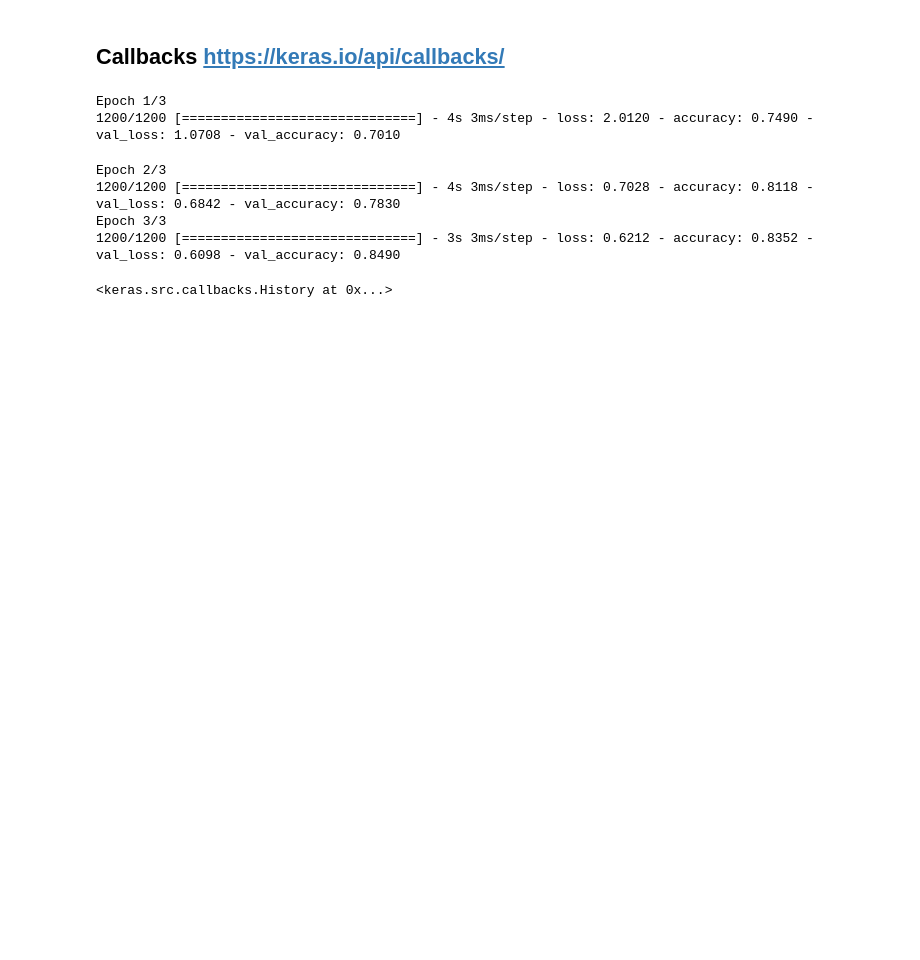
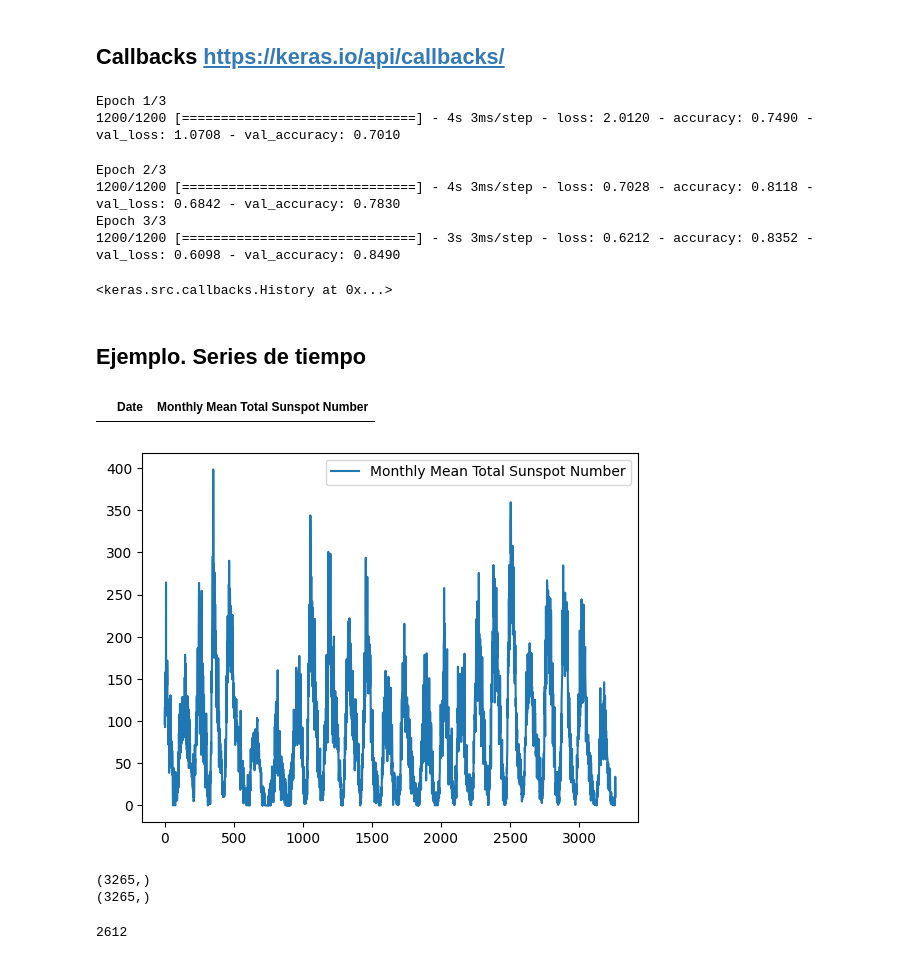
Before and after one commit to MAESTRiA-ESTADiS-CIENCIA-DATOS-Bosque/introduction_neural_networks, a Jupyter notebook: clases/Clase5.ipynb, the cells around one changed output. Saved outputs shown, nothing was run; the diff lists cells and outputs as text; code cells hidden in the pictures; blank space fills up the shorter version.

Commit message:
clase5updated

```diff
--- a/clases/Clase5.ipynb
+++ b/clases/Clase5.ipynb
@@ -705,3 +747,23 @@ Epoch 3/3
 # %%
 # %load_ext tensorboard
 # %tensorboard  --logdir carpeta_resultados/logs
+# %% [markdown]
+## Ejemplo. Series de tiempo
+# %%
+df = pd.read_csv(r'C:\Users\javier\Documents\2025_nn\introduction_neural_networks\clases\Sunspots_.csv', index_col=0)
+df.head(0)
+# %% [output]
+|  | Date | Monthly Mean Total Sunspot Number |
+# %%
+df.plot()
+plt.show()
+# %% [output]
+[figure, added]
+# %%
+time_index = np.array(df['Date'])
+data = np.array(df['Monthly Mean Total Sunspot Number'])
+print(time_index.shape)
+print(data.shape)
+# %% [output]
+(3265,)
+(3265,)
@@ -707,0 +776,5 @@ Epoch 3/3
+# %%
+split_index = int(SPLIT_TEST_TRAIN * data.shape[0])
+print(split_index)
+# %% [output]
+2612
```
Also changed, not shown: parts of 27 cells of this notebook.
